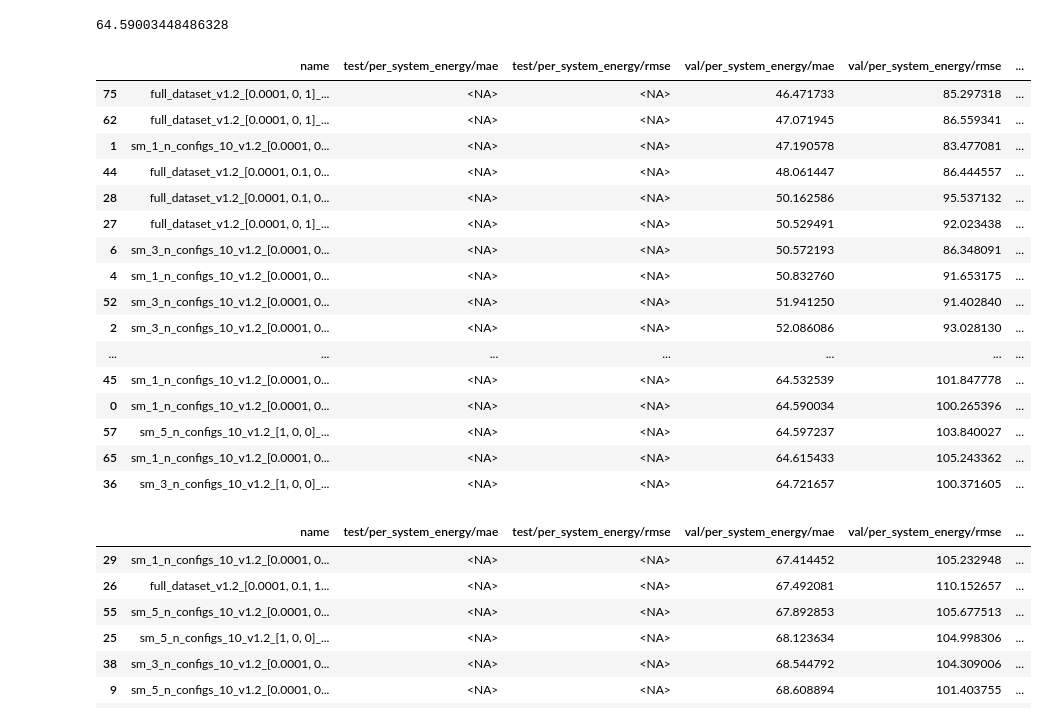
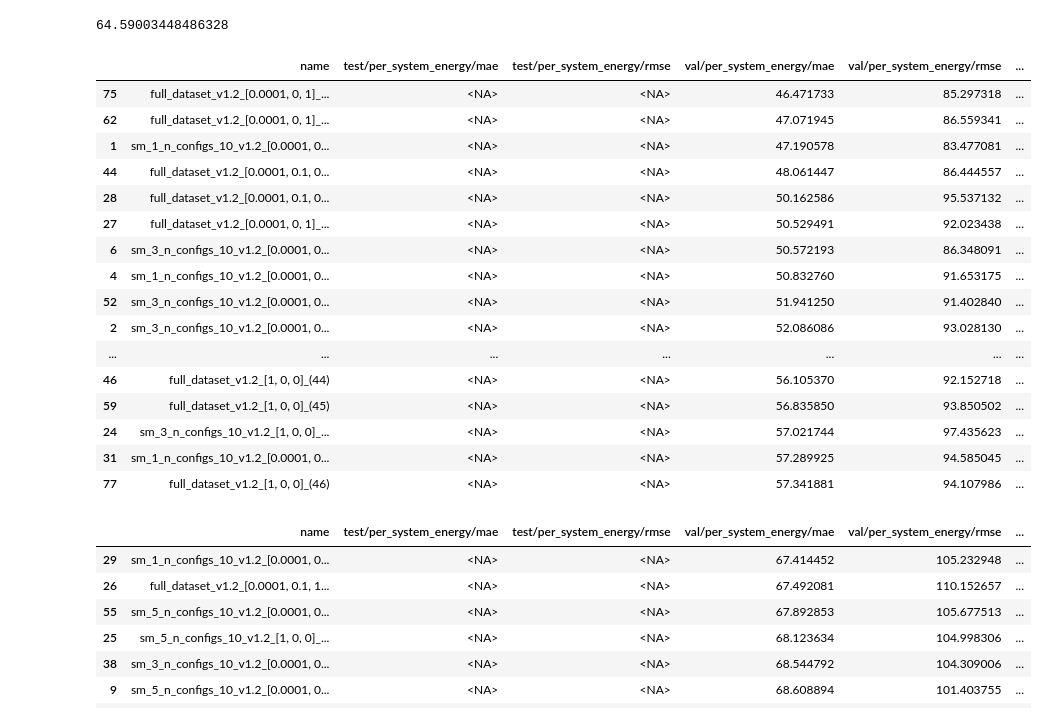
Before and after one commit to MarshallYan/modelforge-experiments, a Jupyter notebook: analysis/aimnet2_tmqm_openff.ipynb, the cells around one changed output. Saved outputs shown, nothing was run; the diff lists cells and outputs as text; code cells hidden in the pictures.

```diff
--- a/analysis/aimnet2_tmqm_openff.ipynb
+++ b/analysis/aimnet2_tmqm_openff.ipynb
@@ -104,25 +105,25 @@ for run in runs:
 
 test_results_df = pd.DataFrame(test_results)
 # %%
-test_results_df.sort_values(by="val/per_system_energy/mae").head(50)
+test_results_df.sort_values(by="val/per_system_energy/mae").head(20)
 # %% [output]
 |  | name | test/per_system_energy/mae | test/per_system_energy/rmse | val/per_system_energy/mae | val/per_system_energy/rmse | ... |
 | 75 | full_dataset_v1.2_[0.0001, 0, 1]_... | <NA> | <NA> | 46.471733 | 85.297318 | ... |
 | 62 | full_dataset_v1.2_[0.0001, 0, 1]_... | <NA> | <NA> | 47.071945 | 86.559341 | ... |
 | 1 | sm_1_n_configs_10_v1.2_[0.0001, 0... | <NA> | <NA> | 47.190578 | 83.477081 | ... |
 | 44 | full_dataset_v1.2_[0.0001, 0.1, 0... | <NA> | <NA> | 48.061447 | 86.444557 | ... |
 | 28 | full_dataset_v1.2_[0.0001, 0.1, 0... | <NA> | <NA> | 50.162586 | 95.537132 | ... |
 | 27 | full_dataset_v1.2_[0.0001, 0, 1]_... | <NA> | <NA> | 50.529491 | 92.023438 | ... |
 | 6 | sm_3_n_configs_10_v1.2_[0.0001, 0... | <NA> | <NA> | 50.572193 | 86.348091 | ... |
 | 4 | sm_1_n_configs_10_v1.2_[0.0001, 0... | <NA> | <NA> | 50.832760 | 91.653175 | ... |
 | 52 | sm_3_n_configs_10_v1.2_[0.0001, 0... | <NA> | <NA> | 51.941250 | 91.402840 | ... |
 | 2 | sm_3_n_configs_10_v1.2_[0.0001, 0... | <NA> | <NA> | 52.086086 | 93.028130 | ... |
 | ... | ... | ... | ... | ... | ... | ... |
-| 45 | sm_1_n_configs_10_v1.2_[0.0001, 0... | <NA> | <NA> | 64.532539 | 101.847778 | ... |
-| 0 | sm_1_n_configs_10_v1.2_[0.0001, 0... | <NA> | <NA> | 64.590034 | 100.265396 | ... |
-| 57 | sm_5_n_configs_10_v1.2_[1, 0, 0]_... | <NA> | <NA> | 64.597237 | 103.840027 | ... |
-| 65 | sm_1_n_configs_10_v1.2_[0.0001, 0... | <NA> | <NA> | 64.615433 | 105.243362 | ... |
-| 36 | sm_3_n_configs_10_v1.2_[1, 0, 0]_... | <NA> | <NA> | 64.721657 | 100.371605 | ... |
+| 46 | full_dataset_v1.2_[1, 0, 0]_(44) | <NA> | <NA> | 56.105370 | 92.152718 | ... |
+| 59 | full_dataset_v1.2_[1, 0, 0]_(45) | <NA> | <NA> | 56.835850 | 93.850502 | ... |
+| 24 | sm_3_n_configs_10_v1.2_[1, 0, 0]_... | <NA> | <NA> | 57.021744 | 97.435623 | ... |
+| 31 | sm_1_n_configs_10_v1.2_[0.0001, 0... | <NA> | <NA> | 57.289925 | 94.585045 | ... |
+| 77 | full_dataset_v1.2_[1, 0, 0]_(46) | <NA> | <NA> | 57.341881 | 94.107986 | ... |
 # %%
 test_results_df.sort_values(by="val/per_system_energy/mae").tail(20)
 # %% [output]
```
Also changed, not shown: parts of 18 cells of this notebook, 10 other files.
